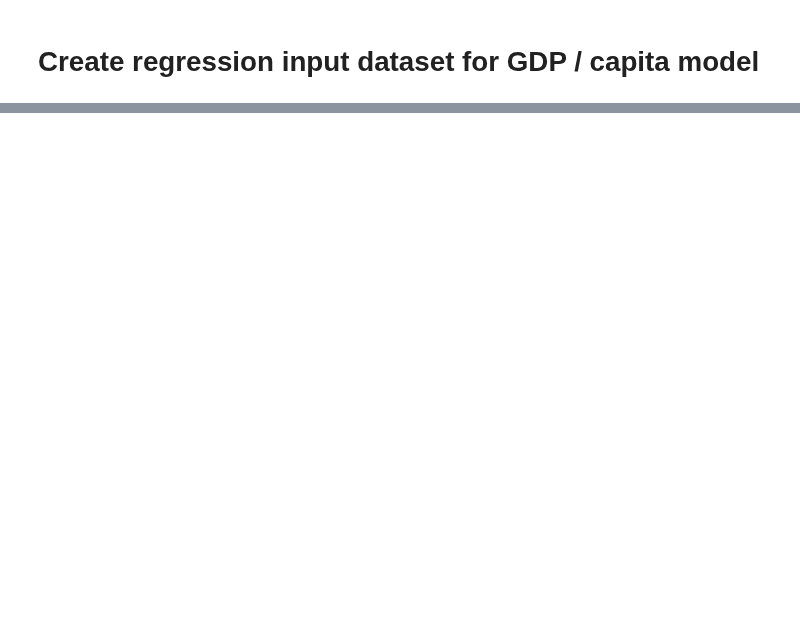
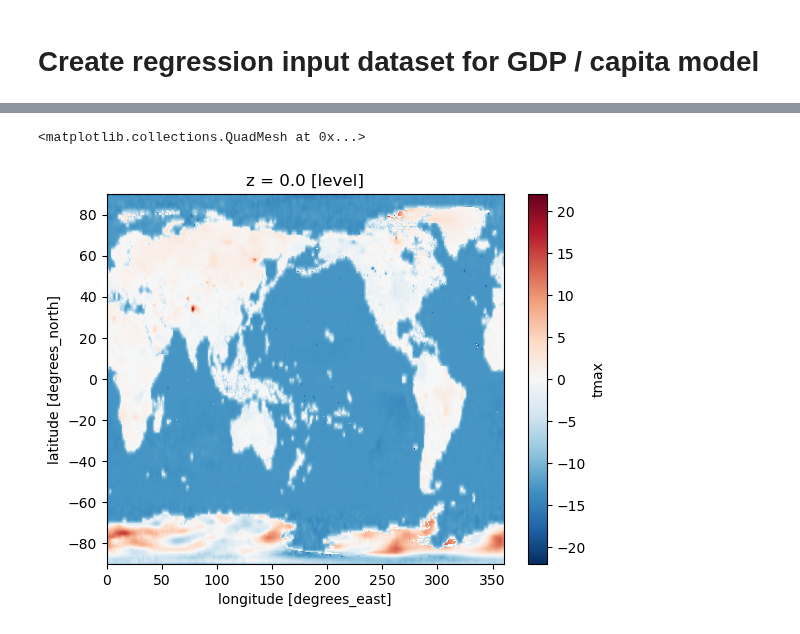
Before and after one commit to ks905383/impact_uncertainty, a Jupyter notebook: code/1b_create_reginput_gdppc.ipynb, the cells around one changed output, grey strips where cells are left out. Drawn from its saved outputs; the diff is of its cells as text; code cells hidden in the pictures; blank space fills up the shorter version.

```diff
--- a/code/1b_create_reginput_gdppc.ipynb
+++ b/code/1b_create_reginput_gdppc.ipynb
@@ -291,0 +313,10 @@ df_out_1deg.loc['Tuvalu']
+# %%
+a = xr.open_dataset('/gdex/data/d314000/0.25deg/daily/tmax_0p25_daily_2008-2008.nc',chunks='auto').isel(z=0)
+b = xr.open_dataset('/gdex/data/d314000/0.25deg/daily/tmax_0p25_daily_2010-2010.nc',chunks='auto').isel(z=0)
+# %%
+da = a.mean('time').tmax - b.mean('time').tmax
+# %%
+da.plot()
+# %% [output]
+<matplotlib.collections.QuadMesh at 0x...>
+[figure, added]
```
Also changed, not shown: parts of 14 cells of this notebook, 14 other files.
